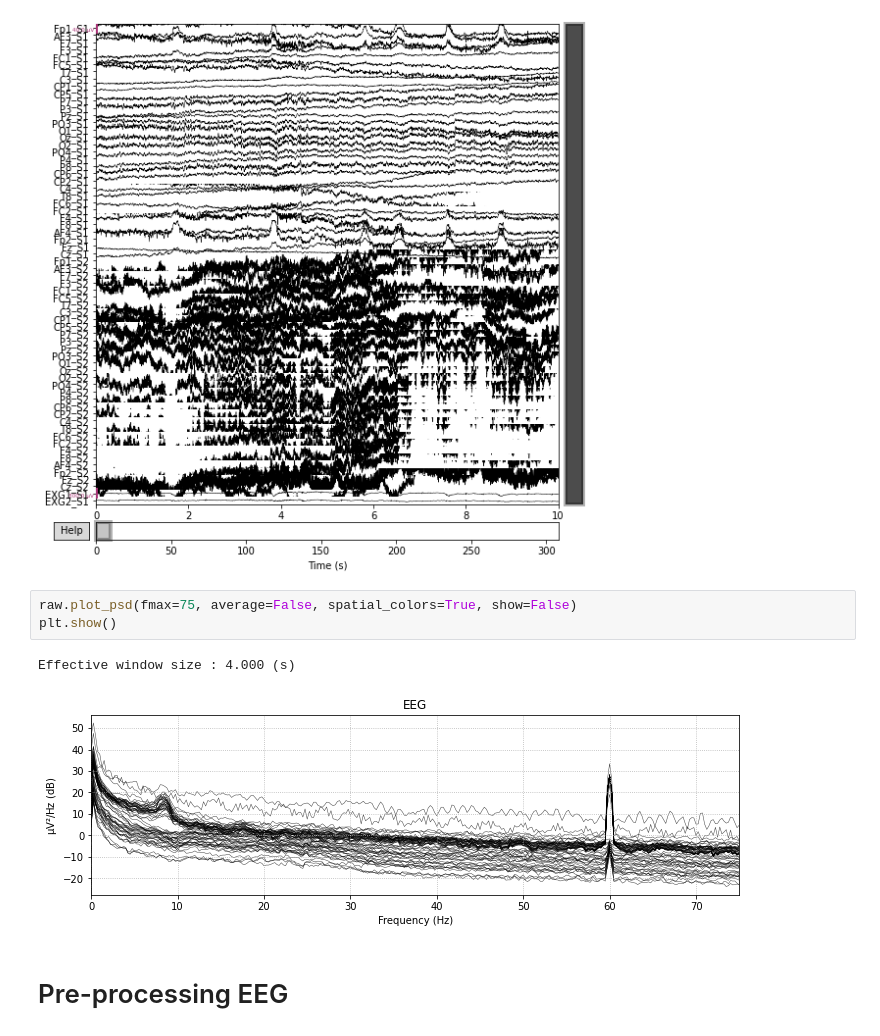
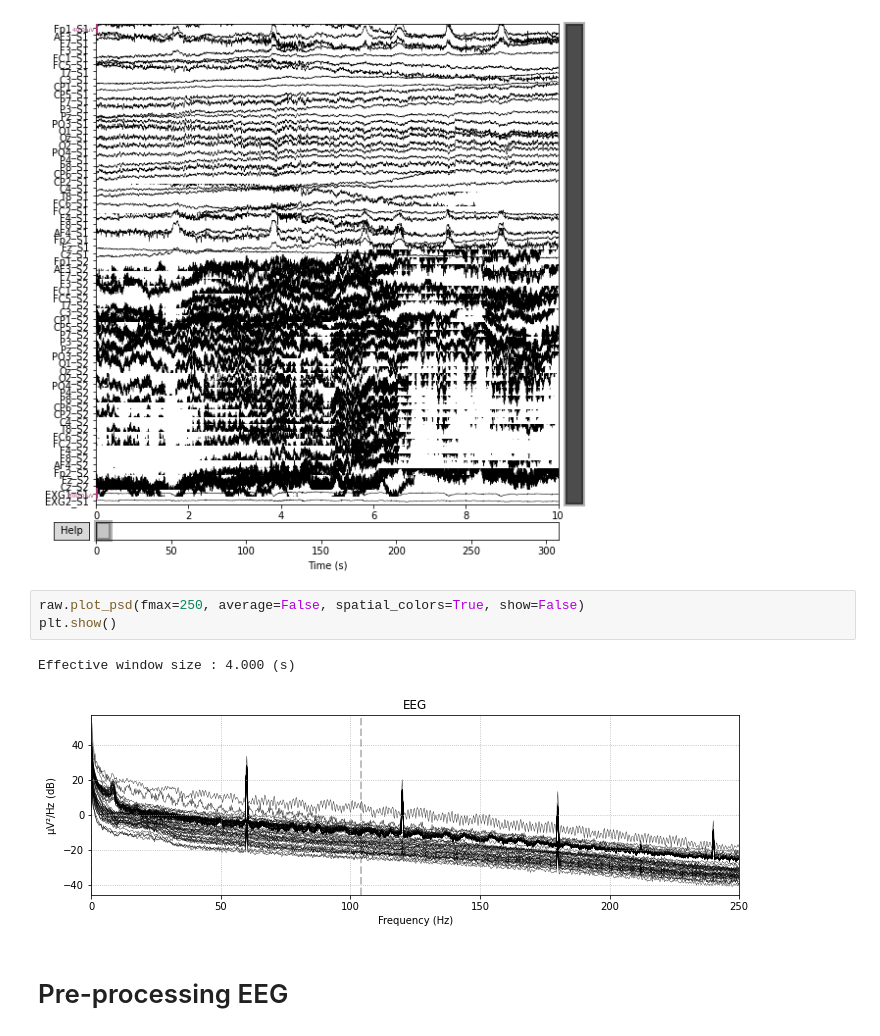
Before and after one commit to FranckPrts/Use-custom-events-in-MNE, a Jupyter notebook: W2W_Prepeocessing_pipeline.ipynb, the cells around one changed output. Saved outputs shown, nothing was run; the diff lists cells and outputs as text.

```diff
--- a/W2W_Prepeocessing_pipeline.ipynb
+++ b/W2W_Prepeocessing_pipeline.ipynb
@@ -193,11 +193,11 @@ plt.show()
 Using matplotlib as 2D backend.
 [figure]
 # %%
-raw.plot_psd(fmax=75, average=False, spatial_colors=True, show=False)
+raw.plot_psd(fmax=250, average=False, spatial_colors=True, show=False)
 plt.show()
 # %% [output]
 Effective window size : 4.000 (s)
-[figure, old version]
+[figure, new version]
 # %% [markdown]
 # Pre-processing EEG
 # %% [markdown]
```
Also changed, not shown: parts of 4 cells of this notebook, 1 other file.
